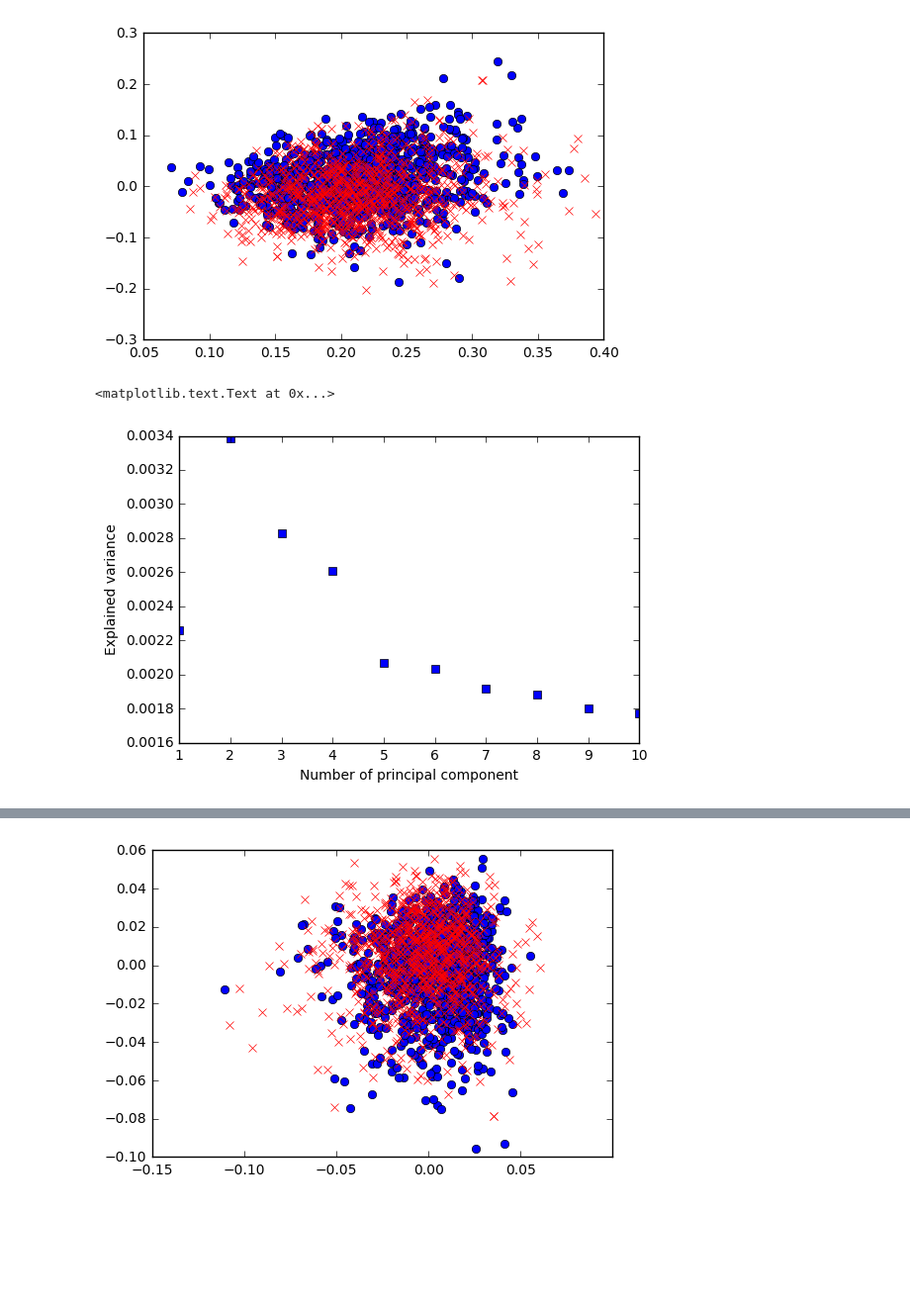
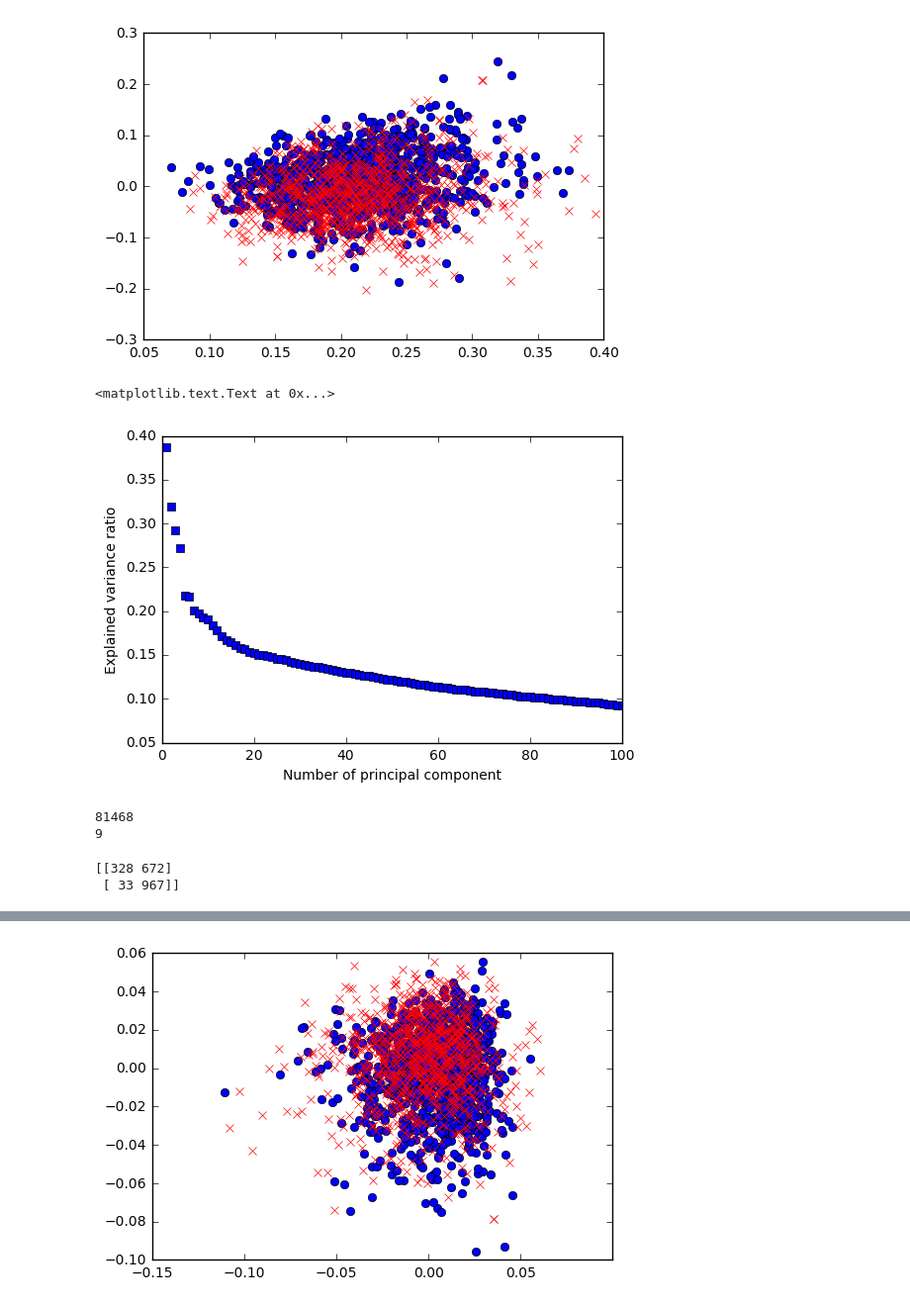
Before and after one commit to GuanxiongLiu/DS501, a Jupyter notebook: CaseStudy3/CaseStudy3.ipynb, the cells around one changed output, grey strips where cells are left out. Shown: that part at 99% size. Saved outputs shown, nothing was run; the diff lists cells and outputs as text; code cells hidden in the pictures; blank space fills up the shorter version.

Commit message:
add feature selection method

```diff
--- a/CaseStudy3/CaseStudy3.ipynb
+++ b/CaseStudy3/CaseStudy3.ipynb
@@ -575,13 +577,38 @@ for value, target in zip(word_pca, dataset.target):
 # %% [output]
 [figure]
 # %%
-pca = TruncatedSVD(n_components=10)
+pca = PCA(n_components=100)
 word_pca = pca.fit_transform(word_vector.todense())
-ratio = pca.explained_variance_
+ratio = pca.explained_variance_ratio_
 
-plt.plot(range(1,11,1),ratio,'bs')
+plt.plot(range(1,101,1),ratio*100,'bs')
 plt.xlabel('Number of principal component')
-plt.ylabel('Explained variance')
+plt.ylabel('Explained variance ratio')
 # %% [output]
 <matplotlib.text.Text at 0x...>
-[figure, old version]
+[figure, new version]
+# %%
+# recall LinearSVC classifier
+svc = LinearSVC(C=1000)
+
+selector = SelectFromModel(estimator=svc)
+new_feature = selector.fit_transform(word_vector, dataset.target)
+
+while np.size(new_feature.todense()[0,:]) > 10:
+    new_feature = selector.fit_transform(new_feature, dataset.target)
+
+selector.fit_transform(new_feature, dataset.target)
+
+print(np.size(word_vector.todense()[0,:]))
+print(np.size(new_feature.todense()[0,:]))
+# %% [output]
+81468
+9
+# %%
+svc = selector.estimator_
+y_predicted = svc.predict(new_feature)
+cm = metrics.confusion_matrix(dataset.target, y_predicted) # confusion matrix
+print(cm)
+# %% [output]
+[[328 672]
+ [ 33 967]]
```
Also changed, not shown: parts of 3 cells of this notebook.
